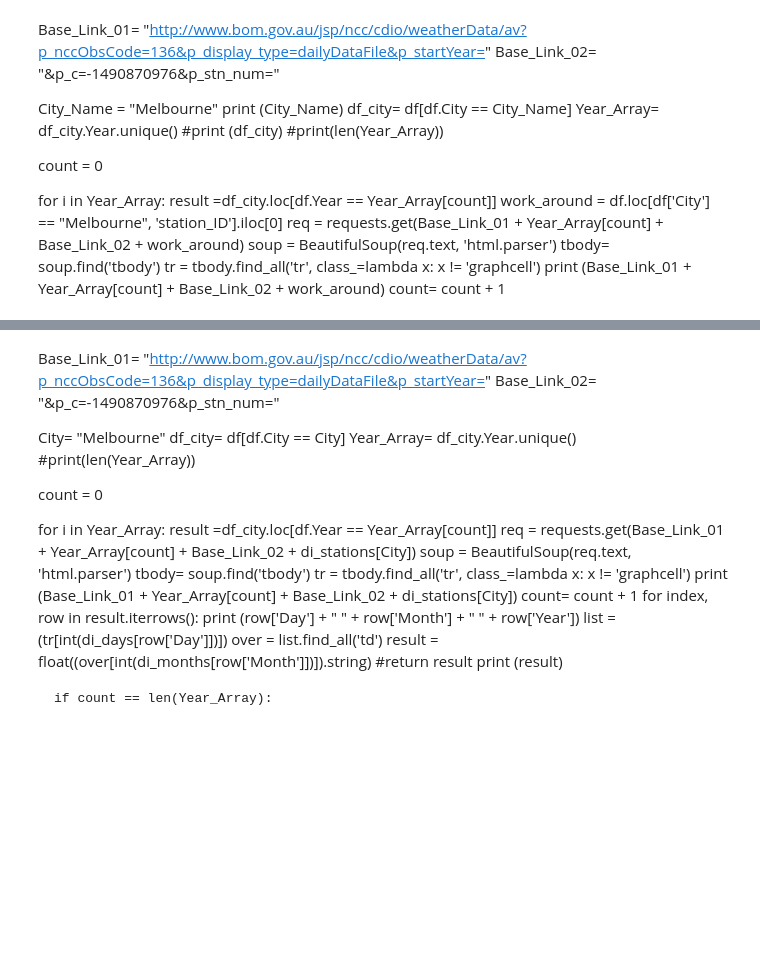
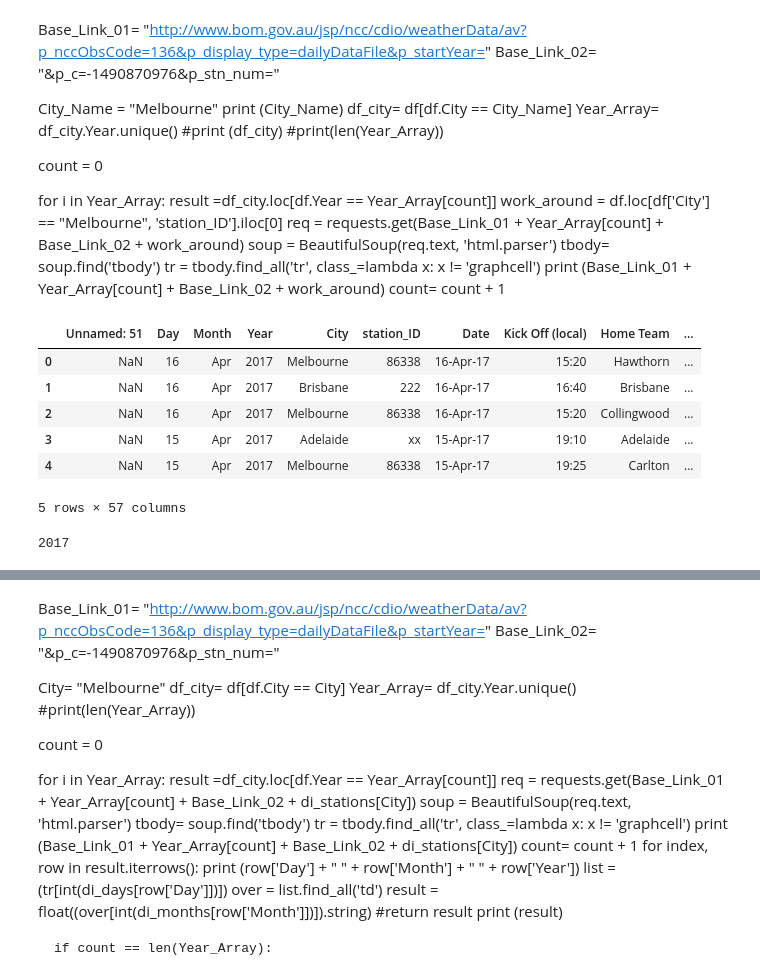
Before and after one commit to ssweeney1988/2015lab2, a Jupyter notebook: Afl_original-update.ipynb, the cells around one changed output, grey strips where cells are left out. Drawn from its saved outputs; the diff is of its cells as text; code cells hidden in the pictures; blank space fills up the shorter version.

```diff
--- a/Afl_original-update.ipynb
+++ b/Afl_original-update.ipynb
@@ -467,5 +467,15 @@ for i in Year_Array:
     tr = tbody.find_all('tr', class_=lambda x: x != 'graphcell')
     print (Base_Link_01 + Year_Array[count] + Base_Link_02 + work_around)
     count= count + 1
+# %%
+df.head()
+# %% [output]
+|  | Unnamed: 51 | Day | Month | Year | City | station_ID | Date | Kick Off (local) | Home Team | ... |
+| 0 | NaN | 16 | Apr | 2017 | Melbourne | 86338 | 16-Apr-17 | 15:20 | Hawthorn | ... |
+| 1 | NaN | 16 | Apr | 2017 | Brisbane | 222 | 16-Apr-17 | 16:40 | Brisbane | ... |
+| 2 | NaN | 16 | Apr | 2017 | Melbourne | 86338 | 16-Apr-17 | 15:20 | Collingwood | ... |
+| 3 | NaN | 15 | Apr | 2017 | Adelaide | xx | 15-Apr-17 | 19:10 | Adelaide | ... |
+| 4 | NaN | 15 | Apr | 2017 | Melbourne | 86338 | 15-Apr-17 | 19:25 | Carlton | ... |
+5 rows × 57 columns
 # %%
 Base_Link_01= "http://www.bom.gov.au/jsp/ncc/cdio/weatherData/av?p_nccObsCode=136&p_display_type=dailyDataFile&p_startYear="
@@ -504,3 +514,7 @@ def Run_City(City_Name):
     #return result
     #print (df.Rain)
     # return this as a function
+# %%
+print (df.loc[0].Year)
+# %% [output]
+2017
```
Also changed, not shown: parts of 7 cells of this notebook, 1 other file.
